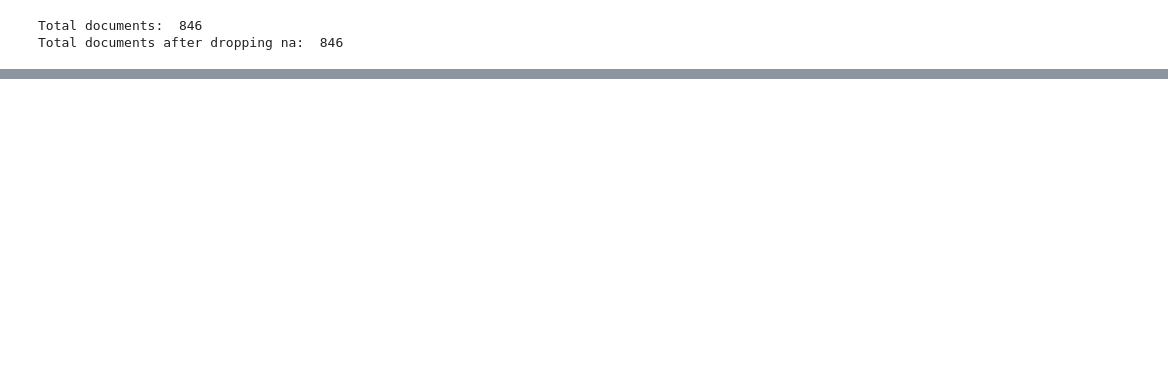
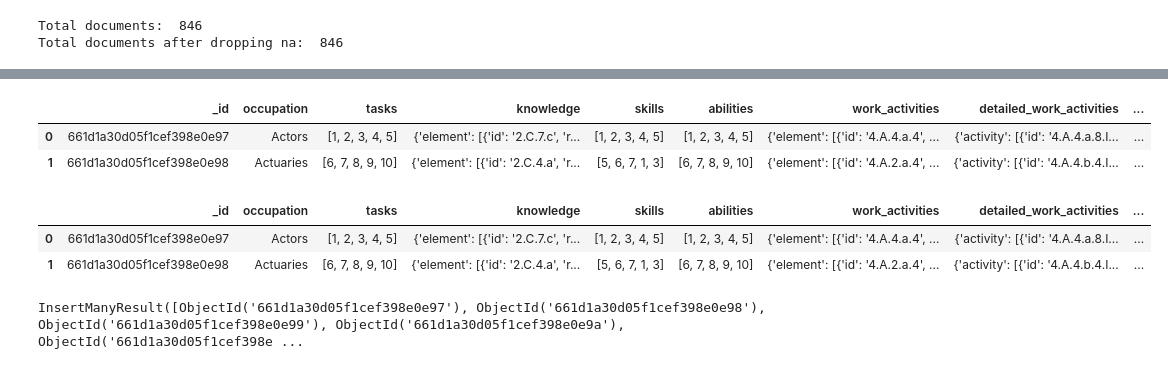
Before and after one commit to joergjan/bachelorarbeit, a Jupyter notebook: 04_cleanup.ipynb, the cells around one changed output, grey strips where cells are left out. Cells and saved outputs as stored; diff of their text form; code cells hidden in the pictures; blank space fills up the shorter version.

```diff
--- a/04_cleanup.ipynb
+++ b/04_cleanup.ipynb
@@ -103,0 +192,63 @@ KeyError: 'occupation'
+# %%
+new_education = list()
+
+for index, row in df["education"].items():
+    row = pd.DataFrame(row['level_required']['category'])
+
+    # Check if 'score' exists
+    if 'score' in row.columns:
+        # Extract 'value' from 'score' and convert it to a DataFrame column
+        max_value = row['score'].apply(lambda d: d['value'])
+
+        # Find the index of the row with the highest score
+        max_score_index = max_value.idxmax()
+
+        # Select only the row with the highest score
+        row = row.loc[[max_score_index]]
+
+    cols_to_drop = ["description", "score"]
+    row = row.drop(cols_to_drop, axis=1, errors='ignore')
+
+
+    # Merge the education dataframe with the education_df dataframe to get the new education level
+    row = row.merge(education_df, left_on='name', right_on='name', how='left')
+
+    cols_to_drop = ["id", "_id", "name"]
+    row = row.drop(cols_to_drop, axis=1, errors='ignore')
+
+    # Convert DataFrame to numpy array
+    row = row.to_numpy().flatten()[0]
+
+    new_education.append(row)
+
+
+df["education"] = new_education
+
+df.head(2)
+# %% [output]
+|  | _id | occupation | tasks | knowledge | skills | abilities | work_activities | detailed_work_activities | ... |
+| 0 | 661d1a30d05f1cef398e0e97 | Actors | [1, 2, 3, 4, 5] | {'element': [{'id': '2.C.7.c', 'r... | [1, 2, 3, 4, 5] | [1, 2, 3, 4, 5] | {'element': [{'id': '4.A.4.a.4', ... | {'activity': [{'id': '4.A.4.a.8.I... | ... |
+| 1 | 661d1a30d05f1cef398e0e98 | Actuaries | [6, 7, 8, 9, 10] | {'element': [{'id': '2.C.4.a', 'r... | [5, 6, 7, 1, 3] | [6, 7, 8, 9, 10] | {'element': [{'id': '4.A.2.a.4', ... | {'activity': [{'id': '4.A.4.b.4.I... | ... |
+# %%
+new_job_zones = list()
+
+for index, row in df["job_zone"].items():
+    value = row["value"]
+
+    row = job_zone_df[job_zone_df["value"] == value]
+
+    cols_to_drop = ["id", "_id", "related_experience", "education", "title", "job_training","job_zone_examples","value"]
+    row = row.drop(cols_to_drop, axis=1, errors='ignore')
+
+    # Convert DataFrame to numpy array
+    row = row.to_numpy().flatten()[0]
+
+    new_job_zones.append(row)
+
+df["job_zone"] = new_job_zones
+
+df.head(2)
+# %% [output]
+|  | _id | occupation | tasks | knowledge | skills | abilities | work_activities | detailed_work_activities | ... |
+| 0 | 661d1a30d05f1cef398e0e97 | Actors | [1, 2, 3, 4, 5] | {'element': [{'id': '2.C.7.c', 'r... | [1, 2, 3, 4, 5] | [1, 2, 3, 4, 5] | {'element': [{'id': '4.A.4.a.4', ... | {'activity': [{'id': '4.A.4.a.8.I... | ... |
+| 1 | 661d1a30d05f1cef398e0e98 | Actuaries | [6, 7, 8, 9, 10] | {'element': [{'id': '2.C.4.a', 'r... | [5, 6, 7, 1, 3] | [6, 7, 8, 9, 10] | {'element': [{'id': '4.A.2.a.4', ... | {'activity': [{'id': '4.A.4.b.4.I... | ... |
@@ -103,0 +260,11 @@ KeyError: 'occupation'
+# %%
+dbname = get_database()
+
+insert_df = df.applymap(convert_np_array_to_list)
+
+collection_name = dbname["with_id"]
+
+# Insert the dictionaries into the MongoDB collection
+collection_name.insert_many(insert_df.to_dict("records"))
+# %% [output]
+InsertManyResult([ObjectId('661d1a30d05f1cef398e0e97'), ObjectId('661d1a30d05f1cef398e0e98'), ObjectId('661d1a30d05f1cef398e0e99'), ObjectId('661d1a30d05f1cef398e0e9a'), ObjectId('661d1a30d05f1cef398e ...
```
Also changed, not shown: parts of 11 cells of this notebook, 3 other files.
